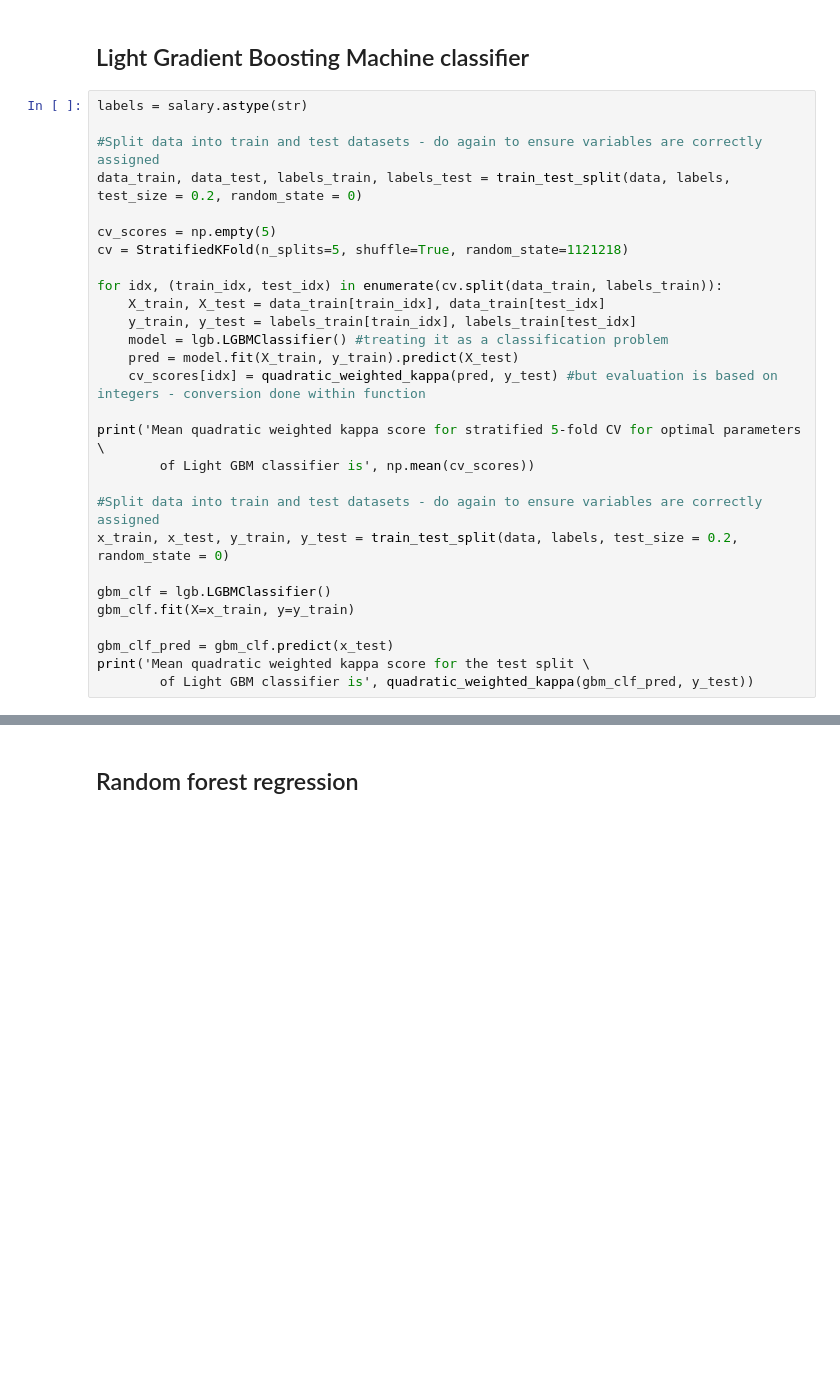
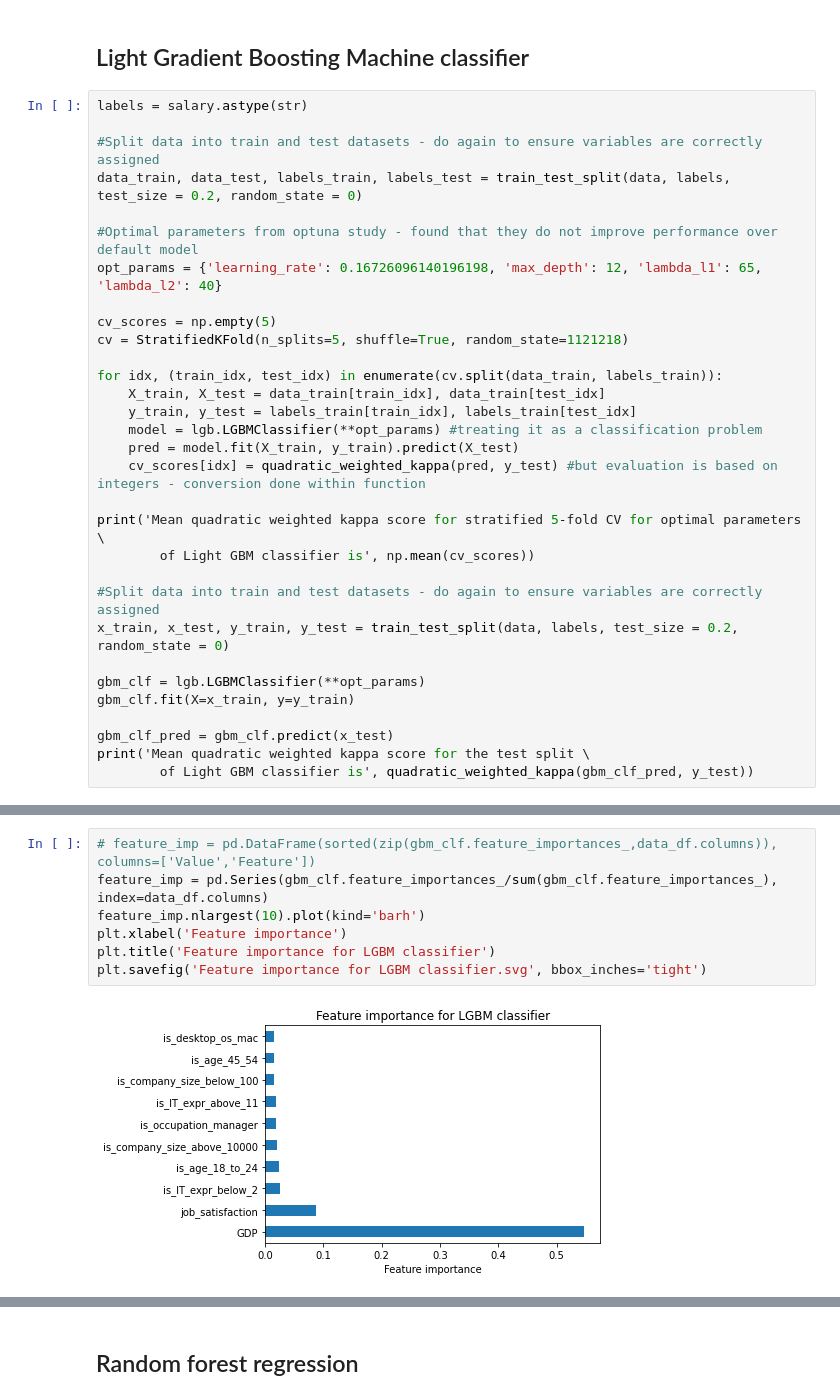
Before and after one commit to nkafwimi/MGT-6203, a Jupyter notebook: salary_prediction_for_software_developers/Notebooks/Modeling_start.ipynb, the cells around one changed output, grey strips where cells are left out. Cells and saved outputs as stored; diff of their text form; blank space fills up the shorter version.

```diff
--- a/salary_prediction_for_software_developers/Notebooks/Modeling_start.ipynb
+++ b/salary_prediction_for_software_developers/Notebooks/Modeling_start.ipynb
@@ -397,6 +474,9 @@ labels = salary.astype(str)
 
 #Split data into train and test datasets - do again to ensure variables are correctly assigned
 data_train, data_test, labels_train, labels_test = train_test_split(data, labels, test_size = 0.2, random_state = 0)
+
+#Optimal parameters from optuna study - found that they do not improve performance over default model
+opt_params = {'learning_rate': 0.16726096140196198, 'max_depth': 12, 'lambda_l1': 65, 'lambda_l2': 40}
 
 cv_scores = np.empty(5)
 cv = StratifiedKFold(n_splits=5, shuffle=True, random_state=1121218)
@@ -404,7 +484,7 @@ cv = StratifiedKFold(n_splits=5, shuffle=True, random_state=1121218)
 for idx, (train_idx, test_idx) in enumerate(cv.split(data_train, labels_train)):
     X_train, X_test = data_train[train_idx], data_train[test_idx]
     y_train, y_test = labels_train[train_idx], labels_train[test_idx]
-    model = lgb.LGBMClassifier() #treating it as a classification problem
+    model = lgb.LGBMClassifier(**opt_params) #treating it as a classification problem
     pred = model.fit(X_train, y_train).predict(X_test)
     cv_scores[idx] = quadratic_weighted_kappa(pred, y_test) #but evaluation is based on integers - conversion done within function
 
@@ -414,7 +494,7 @@ print('Mean quadratic weighted kappa score for stratified 5-fold CV for optimal
 #Split data into train and test datasets - do again to ensure variables are correctly assigned
 x_train, x_test, y_train, y_test = train_test_split(data, labels, test_size = 0.2, random_state = 0)
 
-gbm_clf = lgb.LGBMClassifier()
+gbm_clf = lgb.LGBMClassifier(**opt_params)
 gbm_clf.fit(X=x_train, y=y_train)
 
 gbm_clf_pred = gbm_clf.predict(x_test)
@@ -425,0 +518,9 @@ Mean quadratic weighted kappa score for the test split         of Light GBM clas
+# %%
+# feature_imp = pd.DataFrame(sorted(zip(gbm_clf.feature_importances_,data_df.columns)), columns=['Value','Feature'])
+feature_imp = pd.Series(gbm_clf.feature_importances_/sum(gbm_clf.feature_importances_), index=data_df.columns)
+feature_imp.nlargest(10).plot(kind='barh')
+plt.xlabel('Feature importance')
+plt.title('Feature importance for LGBM classifier')
+plt.savefig('Feature importance for LGBM classifier.svg', bbox_inches='tight')
+# %% [output]
+[figure, added]
```
Also changed, not shown: parts of 45 cells of this notebook.
